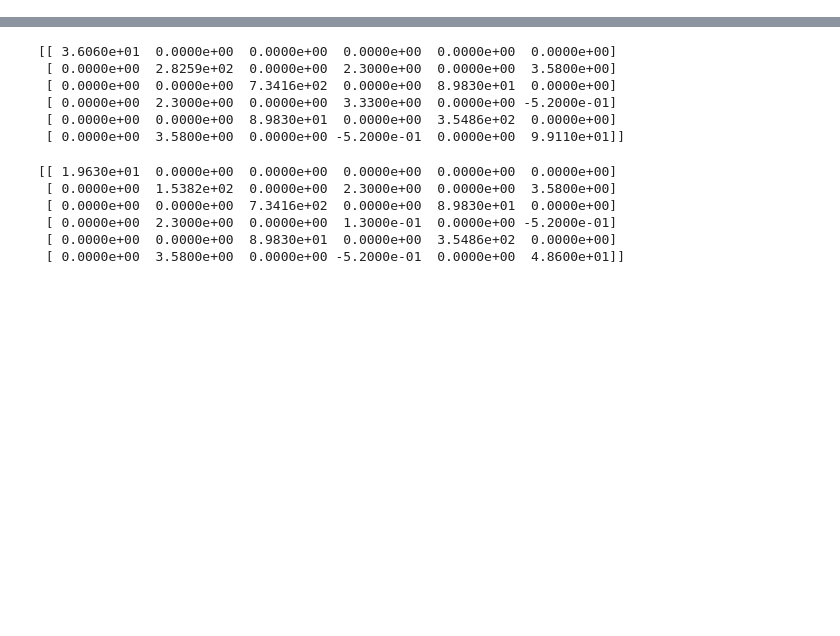
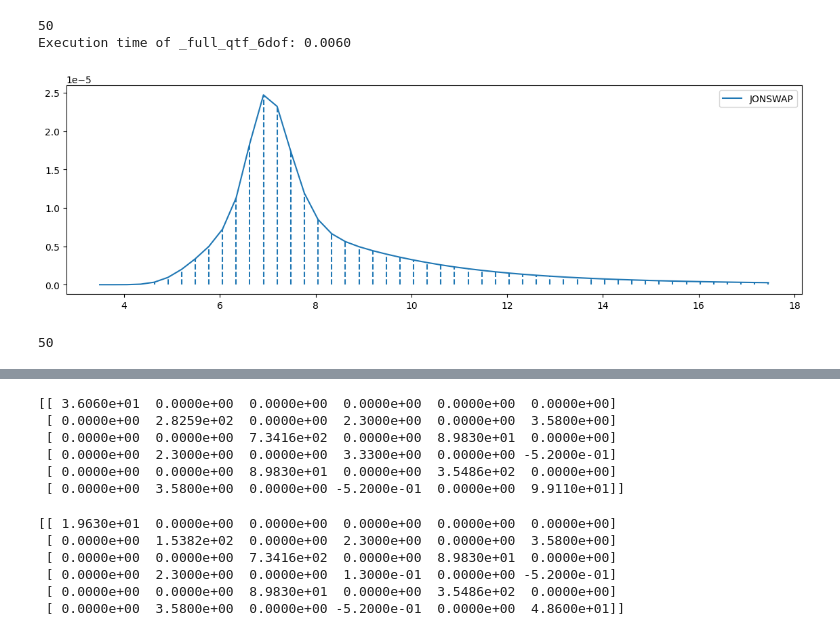
Before and after one commit to janerikhy/Wave-Model, a Jupyter notebook: notebooks/csad_6dof_model.ipynb, the cells around one changed output, grey strips where cells are left out. Cells and saved outputs as stored; diff of their text form; code cells hidden in the pictures; blank space fills up the shorter version.

Commit message:
Include 2nd order load in notebook
- Simple example of 2nd order loads on CSAD model
  - First results seems ok.

```diff
--- a/notebooks/csad_6dof_model.ipynb
+++ b/notebooks/csad_6dof_model.ipynb
@@ -46,0 +1,70 @@ x[:, 9:] = np.rad2deg(x[:, 9:])
+# %%
+import numpy as np
+import matplotlib.pyplot as plt
+import utils
+
+plt.rcParams.update({
+    'figure.figsize': (12, 4),
+    'font.size': 10,
+    'lines.linewidth': 1.5
+})
+
+from simulator.csad import CSAD_DP_6DOF
+
+from waves import wave_loads, wave_spectra
+
+# Set up intial conditions for CSAD MODEL
+dt = 0.02
+simtime = 60 * 5
+t = np.arange(0, simtime, dt)
+
+vessel = CSAD_DP_6DOF(dt)
+
+x = np.zeros((len(t), 12))
+eta = np.zeros((len(t), 6))
+
+
+# Set up environmental loads - waves and current
+
+# CURRENT
+Uc = 0.0
+betac = 0
+
+# WAVES
+hs = 0.03
+tp = 0.9
+wp = 2*np.pi/tp
+gamma = 3.3 # Jonswap spectra is to be used.
+
+wmin = wp/2
+wmax = 2.5*wp
+N = 50          # Number of wave components
+
+dw = (wmax - wmin)/N
+
+wave_freqs = np.linspace(wmin, wmax, N)
+
+
+jonswap = wave_spectra.JONSWAP(wave_freqs)
+freqs, spectrum = jonswap(hs, tp, gamma=gamma)
+
+wave_amp = np.sqrt(2*spectrum*dw)
+phases = np.random.uniform(0, 2*np.pi, size=N)
+wave_angle = np.ones(N)*np.deg2rad(100)    # Waves coming from North?
+
+# Now we can pass this to the wave_load module
+waveload = wave_loads.WaveLoad(wave_amp, wave_freqs, phases, wave_angle, vessel._config_file)
+
+plt.figure(figsize=(14, 4))
+plt.plot(freqs, spectrum, label="JONSWAP")
+plt.vlines(x=freqs, ymin=np.zeros(freqs.shape[0]), ymax=spectrum, linestyles="--")
+plt.legend()
+plt.show()
+# %% [output]
+50
+Execution time of _full_qtf_6dof: 0.0060
+[figure, added]
+# %%
+wave_amp.shape[0]
+# %% [output]
+50
```
Also changed, not shown: parts of 10 cells of this notebook.
